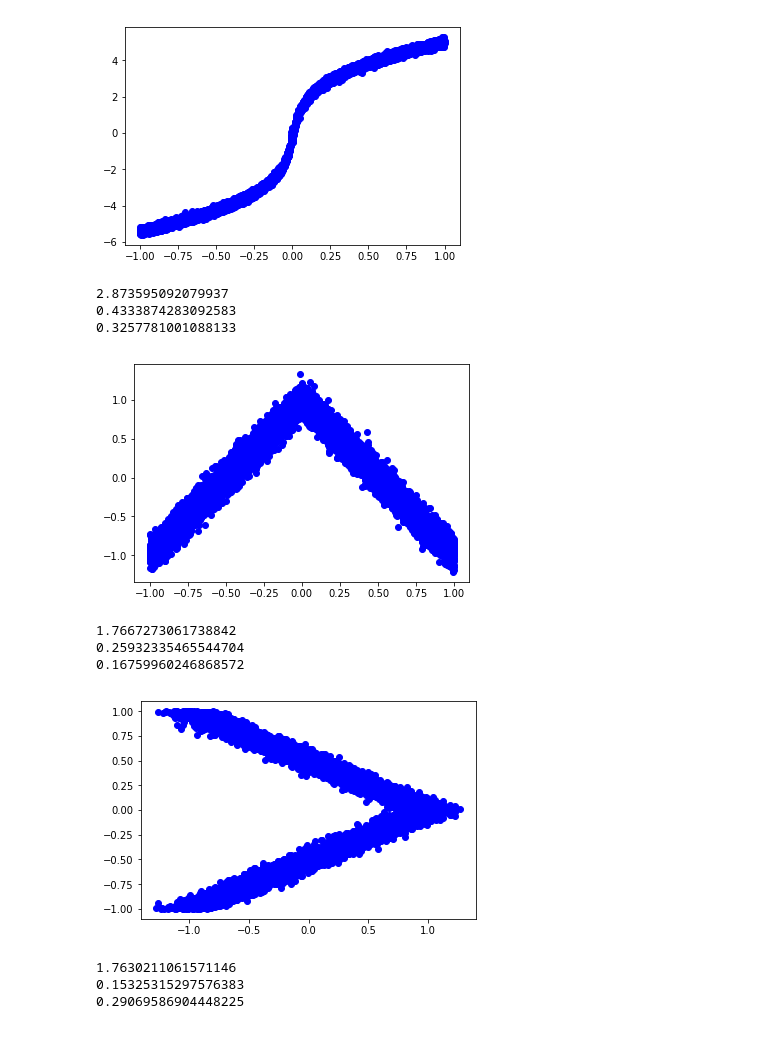
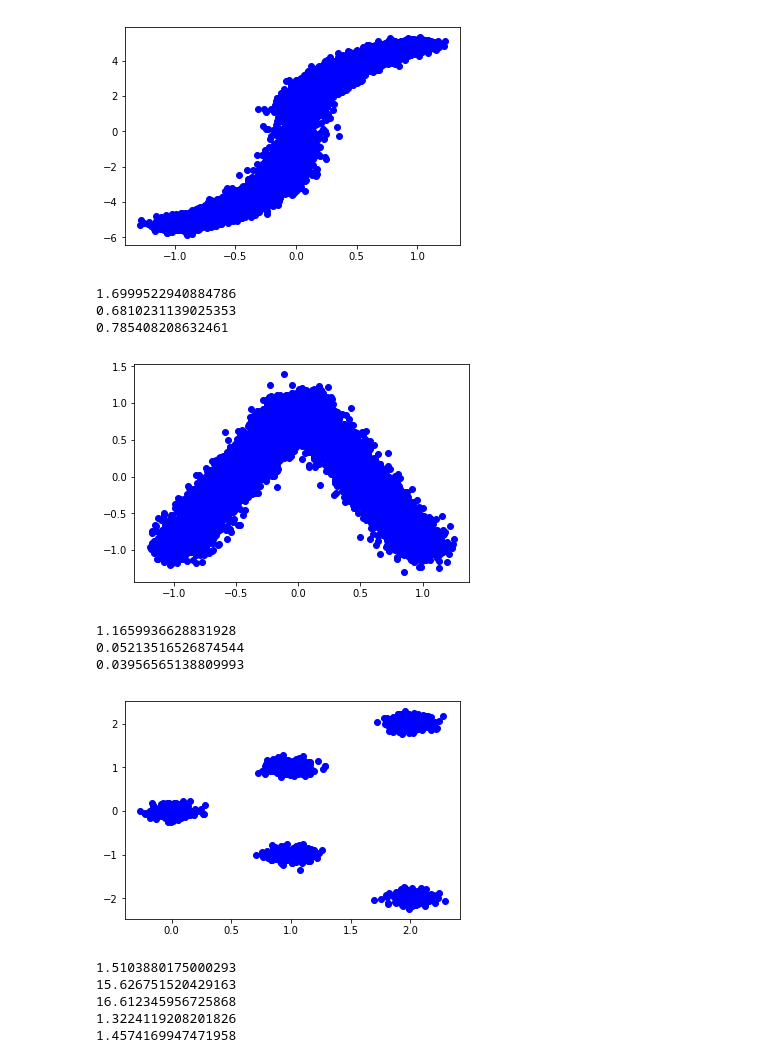
Before and after one commit to tiwarylab/amino, a Jupyter notebook: redundancy.ipynb, the cells around one changed output. Saved outputs shown, nothing was run; the diff lists cells and outputs as text; code cells hidden in the pictures.

```diff
--- a/redundancy.ipynb
+++ b/redundancy.ipynb
@@ -114,7 +123,7 @@ x = []
 y = []
 for i in range(10000):
     tmp = random.random()
-    x.append(1 - (2 * tmp))
+    x.append(1 - (2 * tmp) + np.random.normal(0, 0.1))
     y.append(1 - (2 * tmp) + np.random.normal(0, 0.1))
 plot.plot(x, y, "bo")
 plot.show()
@@ -132,7 +141,7 @@ x = []
 y = []
 for i in range(10000):
     tmp = random.random()
-    x.append(2 * tmp - 1)
+    x.append(2 * tmp - 1 + np.random.normal(0, 0.1))
     y.append(1 - 2 * tmp + np.random.normal(0, 0.1))
 plot.plot(x, y, "bo")
 plot.show()
@@ -167,32 +176,32 @@ x = []
 y = []
 for i in range(10000):
     tmp = random.random()
-    x.append(1 - (2 * tmp))
+    x.append(1 - (2 * tmp) + np.random.normal(0, 0.1))
     if (1 - 2 * tmp) >= 0:
-        y.append(5 - (2 * tmp) + (1 - 2 * tmp) / abs(1 - 2 * tmp) * np.log(0.01 + abs(1 - 2 * tmp)) + np.random.normal(0, 0.1))
+        y.append(5 + np.random.normal(0, 0.1) - (2 * tmp) + (1 - 2 * tmp) / abs(1 - 2 * tmp) * np.log(0.01 + abs(1 - 2 * tmp)) + np.random.normal(0, 0.1))
     else:
-        y.append(-3.4 - (2 * tmp) + (1 - 2 * tmp) / abs(1 - 2 * tmp) * np.log(0.01 + abs(1 - 2 * tmp)) + np.random.normal(0, 0.1))
+        y.append(-3.4 + np.random.normal(0, 0.1) - (2 * tmp) + (1 - 2 * tmp) / abs(1 - 2 * tmp) * np.log(0.01 + abs(1 - 2 * tmp)) + np.random.normal(0, 0.1))
 plot.plot(x, y, "bo")
 plot.show()
 print(mutual_info(x, y))
 print(kl_div(x, y))
 print(kl_div(y, x))
 # %% [output]
-[figure, old version]
+[figure, new version]
-2.873595092079937
-0.4333874283092583
-0.3257781001088133
+1.6999522940884786
+0.6810231139025353
+0.785408208632461
 # %%
 # Piecewise 1 (is redundant)
 x = []
 y = []
 for i in range(5000):
     tmp = random.random()
-    x.append(tmp)
+    x.append(tmp+ np.random.normal(0, 0.1))
     y.append(1 - 2 * tmp + np.random.normal(0, 0.1))
 for i in range(5000):
     tmp = random.random()
-    x.append(-1 * tmp)
+    x.append(-1 * tmp+ np.random.normal(0, 0.1))
     y.append(1 - 2 * tmp + np.random.normal(0, 0.1))
 plot.plot(x, y, "bo")
 plot.show()
@@ -200,29 +209,45 @@ print(mutual_info(x, y))
 print(kl_div(x, y))
 print(kl_div(y, x))
 # %% [output]
-[figure, old version]
+[figure, new version]
-1.7667273061738842
-0.25932335465544704
-0.16759960246868572
+1.1659936628831928
+0.05213516526874544
+0.03956565138809993
 # %%
 # Piecewise 2 (is NOT redundant)
 x = []
 y = []
-for i in range(5000):
+for i in range(200):
     tmp = random.random()
-    x.append(1 - 2 * tmp + np.random.normal(0, 0.1))
-    y.append(tmp)
-for i in range(5000):
+    x.append(2 + np.random.normal(0, 0.1))
+    y.append(2 + np.random.normal(0, 0.1))
+for i in range(200):
     tmp = random.random()
-    x.append(1 - 2 * tmp + np.random.normal(0, 0.1))
-    y.append(-1 * tmp)
+    x.append(1 + np.random.normal(0, 0.1))
+    y.append(1 + np.random.normal(0, 0.1))
+for i in range(200):
+    tmp = random.random()
+    x.append(0 + np.random.normal(0, 0.1))
+    y.append(0 + np.random.normal(0, 0.1))
+for i in range(200):
+    tmp = random.random()
+    x.append(1 + np.random.normal(0, 0.1))
+    y.append(-1 + np.random.normal(0, 0.1))
+for i in range(200):
+    tmp = random.random()
+    x.append(2 + np.random.normal(0, 0.1))
+    y.append(-2 + np.random.normal(0, 0.1))
 plot.plot(x, y, "bo")
 plot.show()
 print(mutual_info(x, y))
+print(test_info(x, y))
+print(test_info(y, x))
 print(kl_div(x, y))
 print(kl_div(y, x))
 # %% [output]
-[figure, old version]
+[figure, new version]
-1.7630211061571146
-0.15325315297576383
-0.29069586904448225
+1.5103880175000293
+15.626751520429163
+16.612345956725868
+1.3224119208201826
+1.4574169947471958
```
Also changed, not shown: parts of 6 cells of this notebook, 13 other files.
